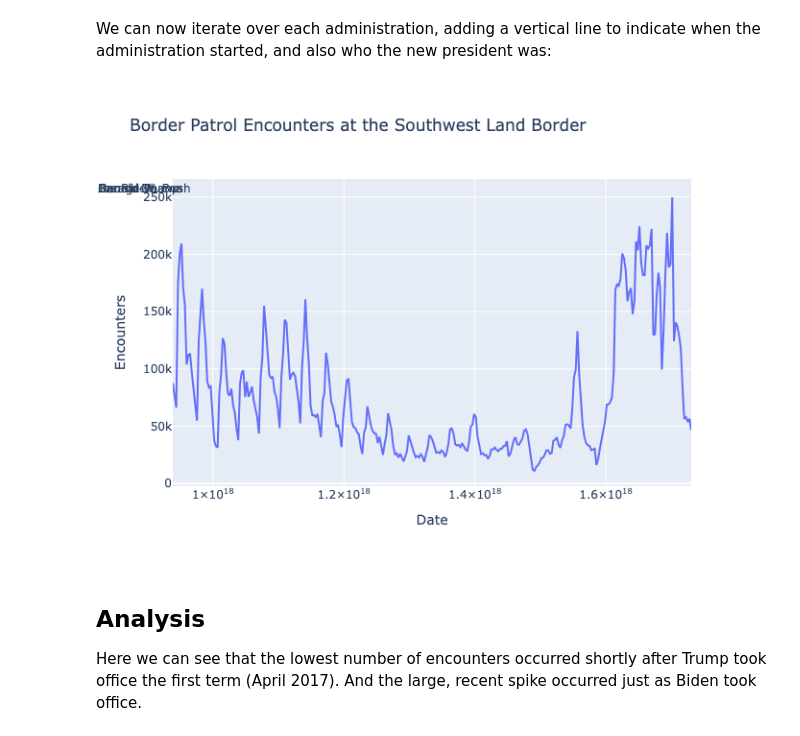
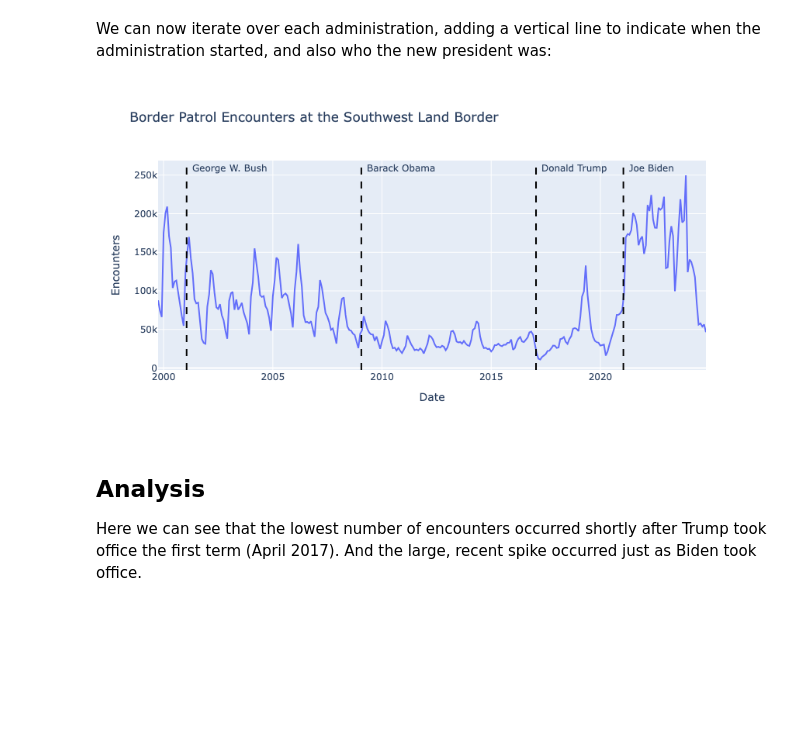
Before and after one commit to arilamstein/immigration_enforcement, a Jupyter notebook: cbp/2-add-administration-markers.ipynb, the cells around one changed output. Drawn from its saved outputs; the diff is of its cells as text; code cells hidden in the pictures; blank space fills up the shorter version.

```diff
--- a/cbp/2-add-administration-markers.ipynb
+++ b/cbp/2-add-administration-markers.ipynb
@@ -69,20 +74,21 @@ We can now iterate over each administration, adding a vertical line to indicate
 # %%
 max_y = df["Southwest Land Border"].max()
 
 for one_administration in administrations:
     fig.add_vline(x=one_administration["Start"], line_color="black", line_dash="dash")
     fig.add_annotation(
         x=one_administration["Start"],
         y=max_y,
         text=one_administration["President"],
         xanchor="left",
         xshift=5,
         showarrow=False,
         yanchor="bottom",
     )
 fig.show()
+display(Image("2-2.png"))
 # %% [output]
-[figure, old version]
+[figure, new version]
 # %% [markdown]
 ## Analysis
 
```
Also changed, not shown: parts of 8 cells of this notebook, 4 other files.
